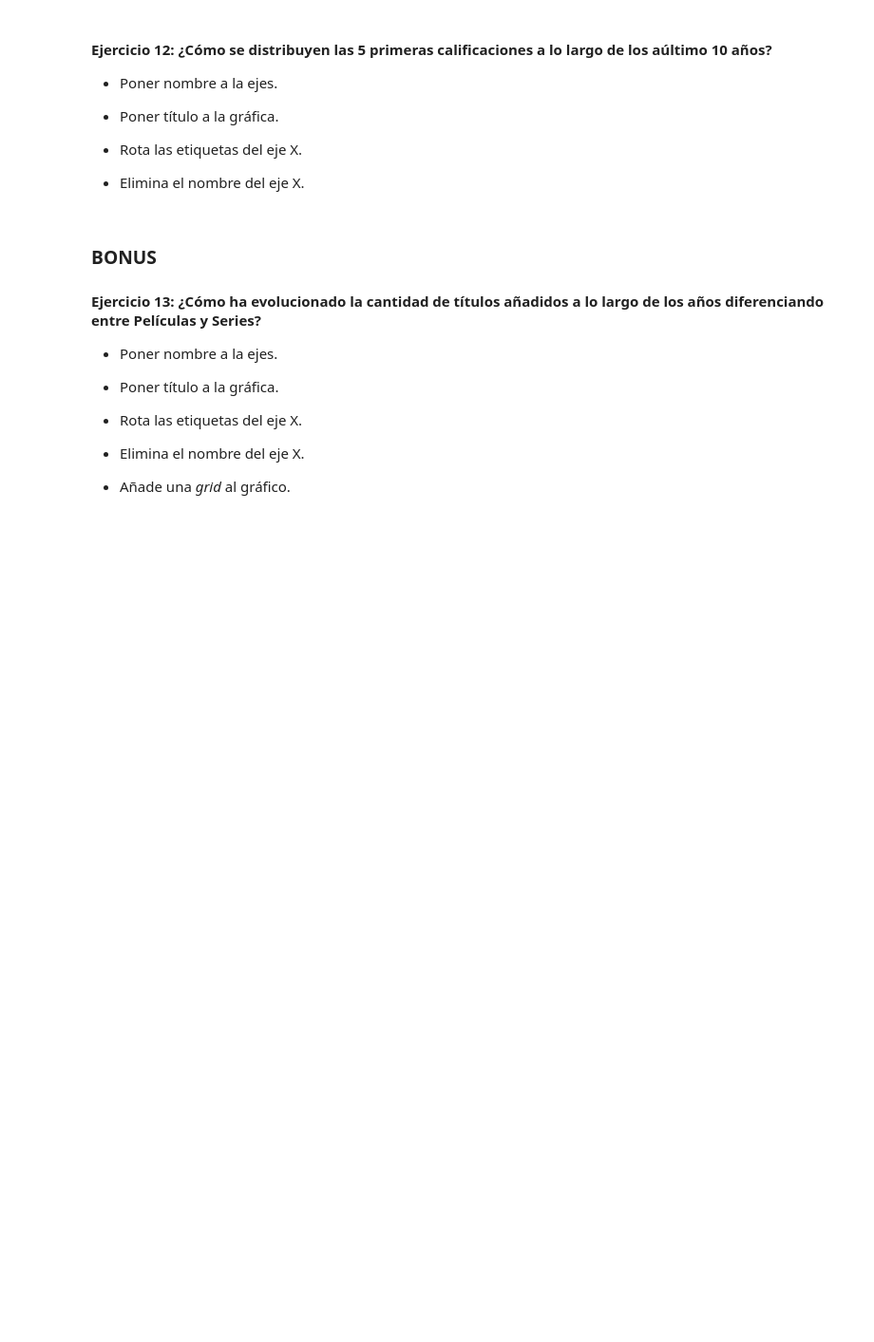
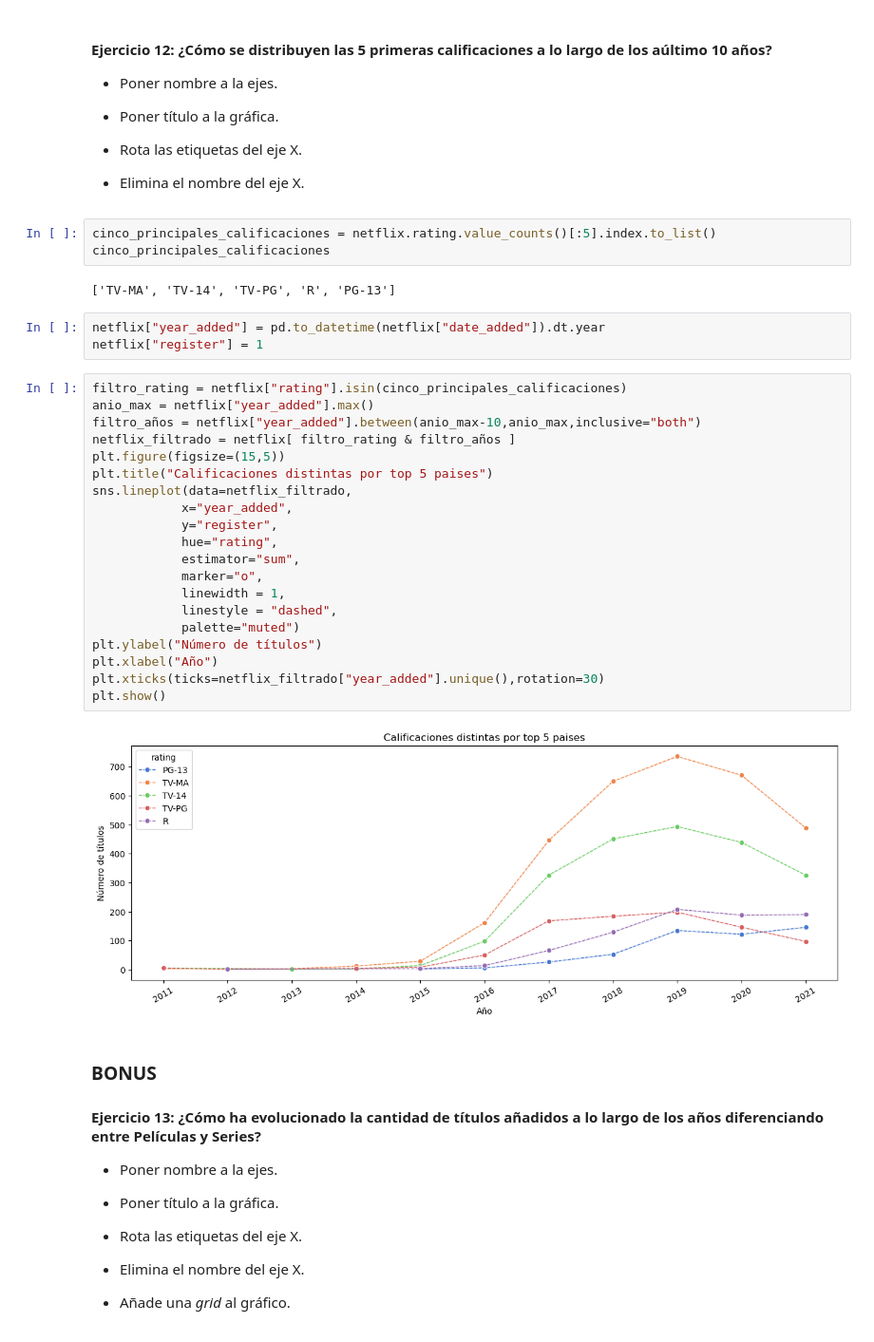
Before and after one commit to MiguelLopezVirues/modulo2_leccion4_pandas_visualizacion, a Jupyter notebook: laboratorio-modulo2-leccion04-visualizacion.ipynb, the cells around one changed output. Shown at 95% size. Drawn from its saved outputs; the diff is of its cells as text; blank space fills up the shorter version.

```diff
--- a/laboratorio-modulo2-leccion04-visualizacion.ipynb
+++ b/laboratorio-modulo2-leccion04-visualizacion.ipynb
@@ -342,6 +323,36 @@ plt.show()
 - Rota las etiquetas del eje X.
 
 - Elimina el nombre del eje X.
+# %%
+cinco_principales_calificaciones = netflix.rating.value_counts()[:5].index.to_list()
+cinco_principales_calificaciones
+# %% [output]
+['TV-MA', 'TV-14', 'TV-PG', 'R', 'PG-13']
+# %%
+netflix["year_added"] = pd.to_datetime(netflix["date_added"]).dt.year
+netflix["register"] = 1
+# %%
+filtro_rating = netflix["rating"].isin(cinco_principales_calificaciones)
+anio_max = netflix["year_added"].max()
+filtro_años = netflix["year_added"].between(anio_max-10,anio_max,inclusive="both")
+netflix_filtrado = netflix[ filtro_rating & filtro_años ]
+plt.figure(figsize=(15,5))
+plt.title("Calificaciones distintas por top 5 paises")
+sns.lineplot(data=netflix_filtrado,
+            x="year_added",
+            y="register",
+            hue="rating",
+            estimator="sum",
+            marker="o",
+            linewidth = 1,
+            linestyle = "dashed",
+            palette="muted")
+plt.ylabel("Número de títulos")
+plt.xlabel("Año")
+plt.xticks(ticks=netflix_filtrado["year_added"].unique(),rotation=30)
+plt.show()
+# %% [output]
+[figure, added]
 # %% [markdown]
 
 ### BONUS
```
Also changed, not shown: parts of 14 cells of this notebook, 1 other file.
